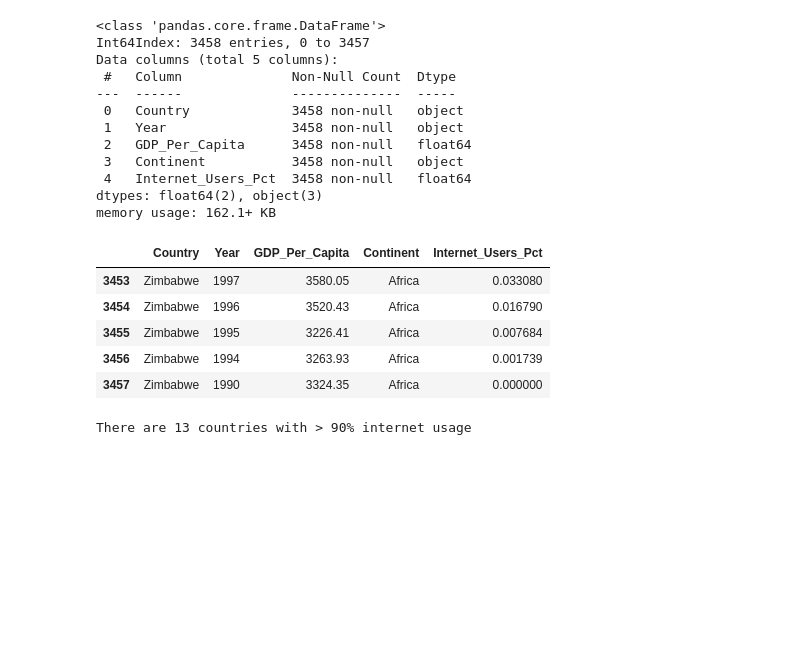
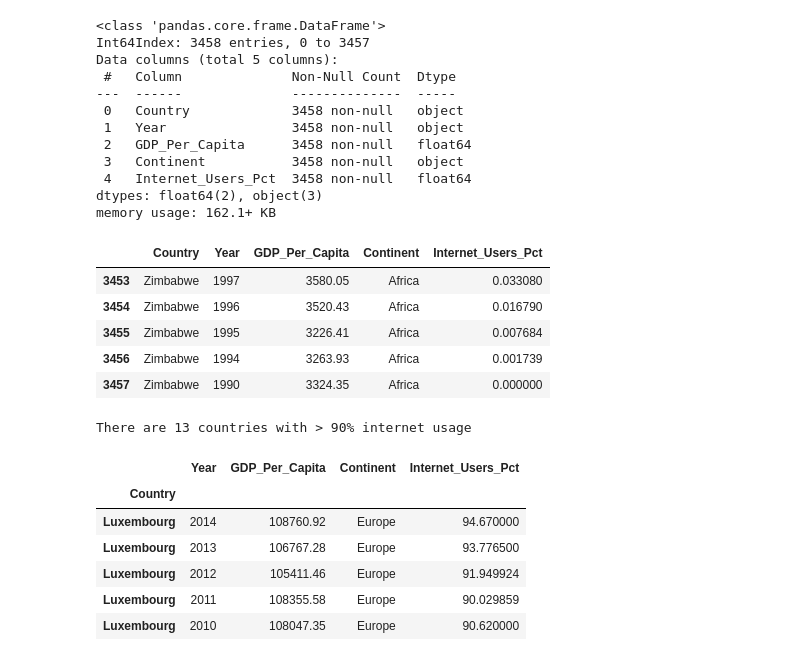
Before and after one commit to nss-data-science-cohort-5/un_exploration-bdfinlayson, a Jupyter notebook: main.ipynb, the cells around one changed output. Drawn from its saved outputs; the diff is of its cells as text; code cells hidden in the pictures; blank space fills up the shorter version.

```diff
--- a/main.ipynb
+++ b/main.ipynb
@@ -459,17 +460,27 @@ There are 13 countries with > 90% internet usage
 # %%
 # 29
 
 top_3_gdp_2014 = gdp_and_internet_use\
     .set_index('Year')\
     .loc['2014']\
     .sort_values(by='GDP_Per_Capita', ascending=False)\
     .head(3)
 
 top_3_gdp_history = gdp_and_internet_use.set_index('Country').loc[top_3_gdp_2014.Country]
 
-top_3_gdp_history.reset_index().head()
+# top_3_gdp_history.reset_index().head()
 
-fg = sns.FacetGrid(top_3_gdp_history.reset_index(), col='GDP_Per_Capita', row='Year')
-fg.map(sns.scatterplot, 'GDP_Per_Capita', 'Year')
+# fg = sns.FacetGrid(top_3_gdp_history.reset_index(), col='GDP_Per_Capita', row='Year')
+# fg.map(sns.scatterplot, 'GDP_Per_Capita', 'Year')
+
+top_3_gdp_history.head()
 
 # TODO: I don't get how to use facetgrids with this dataset
+# %% [output]
+|  | Year | GDP_Per_Capita | Continent | Internet_Users_Pct |
+| Country |  |  |  |  |
+| Luxembourg | 2014 | 108760.92 | Europe | 94.670000 |
+| Luxembourg | 2013 | 106767.28 | Europe | 93.776500 |
+| Luxembourg | 2012 | 105411.46 | Europe | 91.949924 |
+| Luxembourg | 2011 | 108355.58 | Europe | 90.029859 |
+| Luxembourg | 2010 | 108047.35 | Europe | 90.620000 |
```
Also changed, not shown: parts of 7 cells of this notebook.
